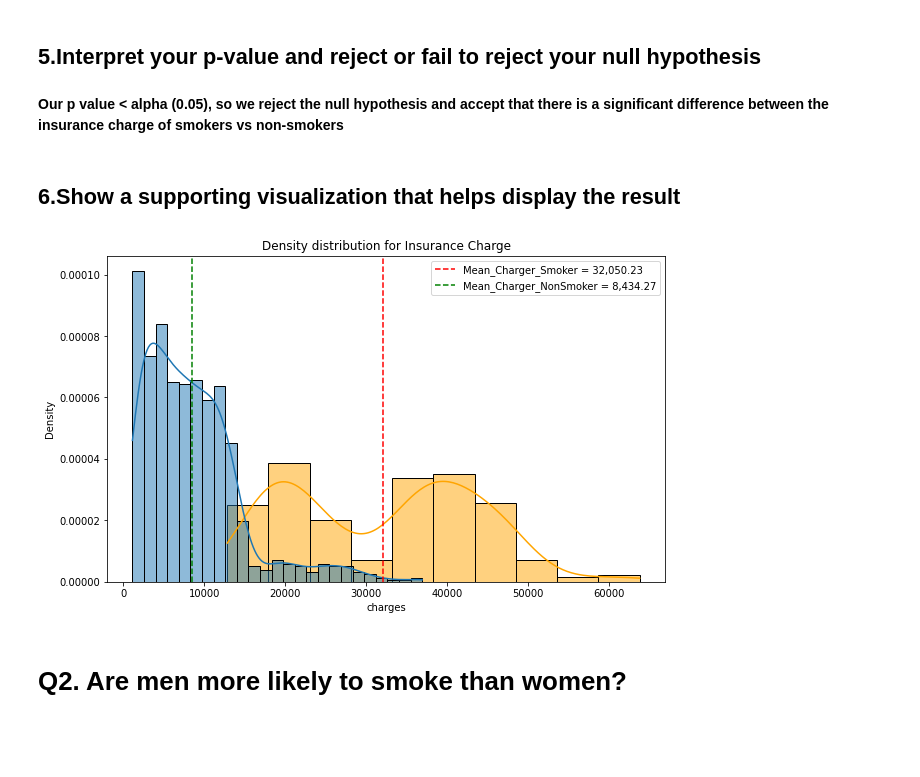
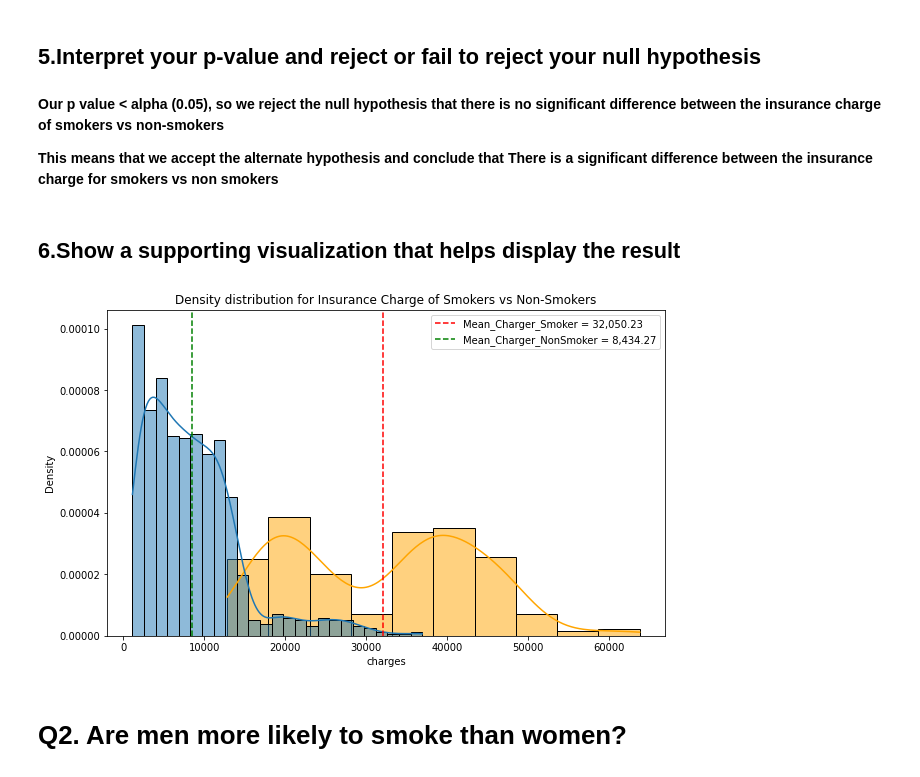
Before and after one commit to rdbhatkal/Hypothesis-Testing-with-Insurance-Data, a Jupyter notebook: Hypothesis Testing with Insurance Data.ipynb, the cells around one changed output. Saved outputs shown, nothing was run; the diff lists cells and outputs as text; code cells hidden in the pictures; blank space fills up the shorter version.

```diff
--- a/Hypothesis Testing with Insurance Data.ipynb
+++ b/Hypothesis Testing with Insurance Data.ipynb
@@ -144,19 +139,21 @@ Ttest_indResult(statistic=33.732305987092516, pvalue=2.575322662587431e-104)
 # %% [markdown]
 ## 5.Interpret your p-value and reject or fail to reject your null hypothesis
 # %% [markdown]
-**Our p value < alpha (0.05), so we reject the null hypothesis and accept that there is a significant difference between the insurance charge of smokers vs non-smokers**
+**Our p value < alpha (0.05), so we reject the null hypothesis that there is no significant difference between the insurance charge of smokers vs non-smokers**
+
+**This means that we accept the alternate hypothesis and conclude that There is a significant difference between the insurance charge for smokers vs non smokers**
 # %% [markdown]
 ## 6.Show a supporting visualization that helps display the result
 # %%
 fig,ax = plt.subplots(figsize=(10,6))
 sns.histplot(smoke_df,x='charges', ax=ax,stat='density', kde = True, color='orange')
 sns.histplot(no_smoke_df,x='charges', ax=ax,stat='density', kde = True)
 ax.axvline(smoke_df['charges'].mean(),ls='--', color = 'red',label=f'Mean_Charger_Smoker = {(smoke_df["charges"].mean()):,.2f}')
 ax.axvline(no_smoke_df['charges'].mean(),ls='--', color = 'green',label=f'Mean_Charger_NonSmoker = {(no_smoke_df["charges"].mean()):,.2f}')
-ax.set_title(f'Density distribution for Insurance Charge')
+ax.set_title(f'Density distribution for Insurance Charge of Smokers vs Non-Smokers')
 ax.legend();
 # %% [output]
-[figure, old version]
+[figure, new version]
 # %% [markdown]
 # Q2. Are men more likely to smoke than women?
 # %% [markdown]
```
Also changed, not shown: parts of 19 cells of this notebook.
